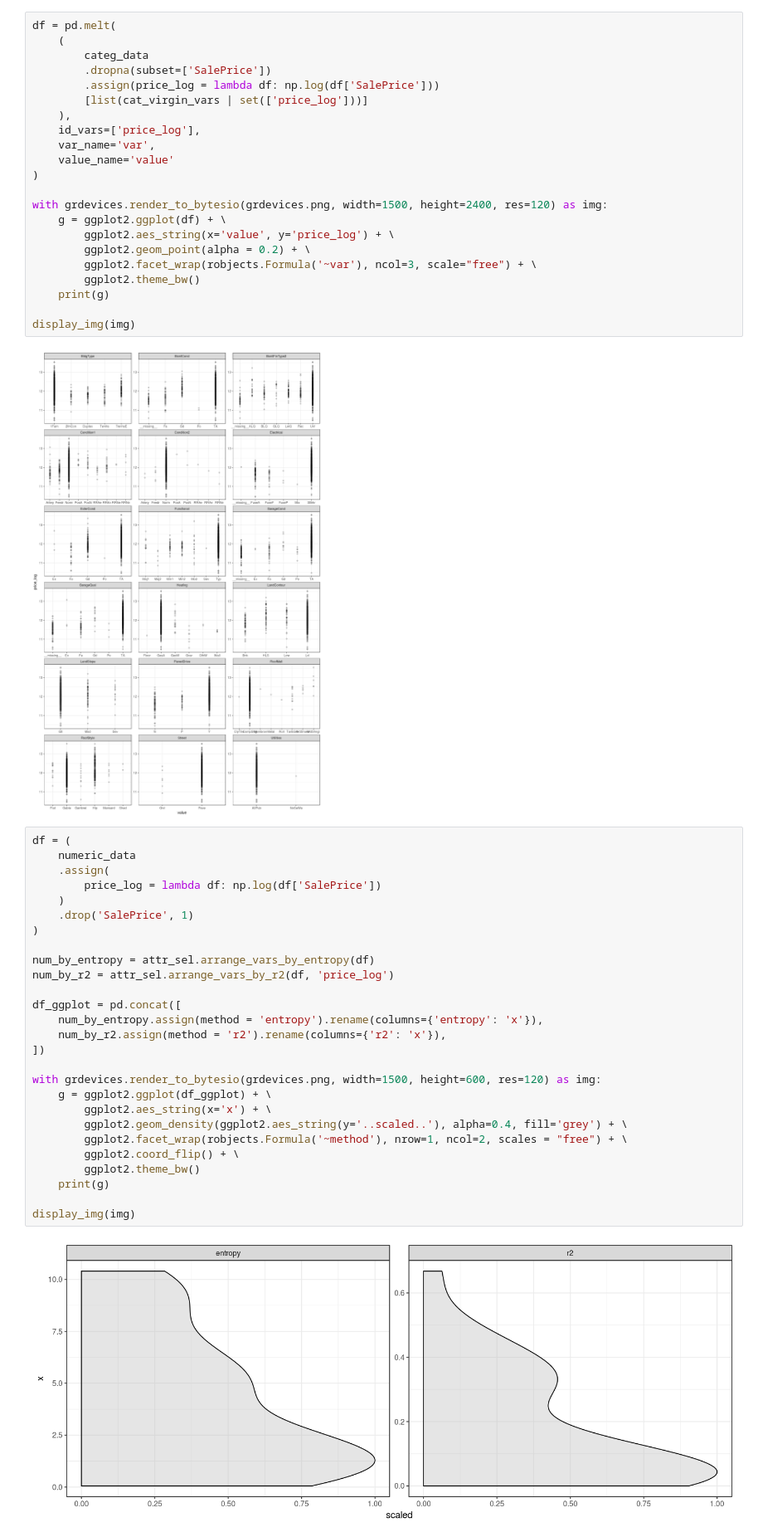
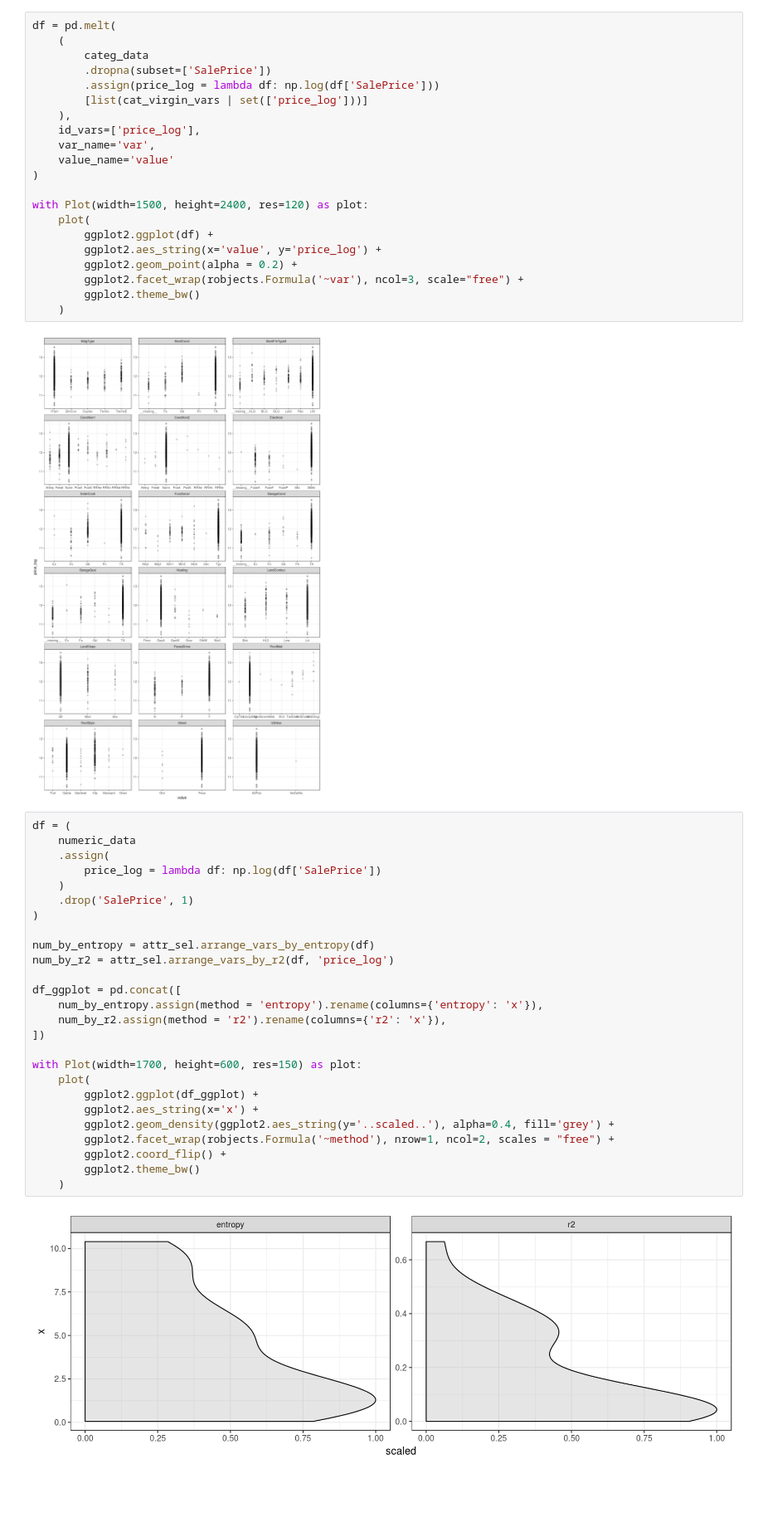
Before and after one commit to MatrixNorm/kaggle, a Jupyter notebook: pybooks/house_prices/01_first_look.ipynb, the cells around one changed output. Shown: that part at 83% size. Drawn from its saved outputs; the diff is of its cells as text; blank space fills up the shorter version.

```diff
--- a/pybooks/house_prices/01_first_look.ipynb
+++ b/pybooks/house_prices/01_first_look.ipynb
@@ -521,46 +509,44 @@ df = pd.melt(
     value_name='value'
 )
 
-with grdevices.render_to_bytesio(grdevices.png, width=1500, height=2400, res=120) as img:
-    g = ggplot2.ggplot(df) + \
-        ggplot2.aes_string(x='value', y='price_log') + \
-        ggplot2.geom_point(alpha = 0.2) + \
-        ggplot2.facet_wrap(robjects.Formula('~var'), ncol=3, scale="free") + \
+with Plot(width=1500, height=2400, res=120) as plot:
+    plot(
+        ggplot2.ggplot(df) +
+        ggplot2.aes_string(x='value', y='price_log') +
+        ggplot2.geom_point(alpha = 0.2) +
+        ggplot2.facet_wrap(robjects.Formula('~var'), ncol=3, scale="free") +
         ggplot2.theme_bw()
-    print(g)
-
-display_img(img)
+    )
 # %% [output]
 [figure]
 # %%
 df = (
     numeric_data
     .assign(
         price_log = lambda df: np.log(df['SalePrice'])
     )
     .drop('SalePrice', 1)
 )
 
 num_by_entropy = attr_sel.arrange_vars_by_entropy(df)
 num_by_r2 = attr_sel.arrange_vars_by_r2(df, 'price_log')
 
 df_ggplot = pd.concat([
     num_by_entropy.assign(method = 'entropy').rename(columns={'entropy': 'x'}),
     num_by_r2.assign(method = 'r2').rename(columns={'r2': 'x'}),
 ])
 
-with grdevices.render_to_bytesio(grdevices.png, width=1500, height=600, res=120) as img:
-    g = ggplot2.ggplot(df_ggplot) + \
-        ggplot2.aes_string(x='x') + \
-        ggplot2.geom_density(ggplot2.aes_string(y='..scaled..'), alpha=0.4, fill='grey') + \
-        ggplot2.facet_wrap(robjects.Formula('~method'), nrow=1, ncol=2, scales = "free") + \
-        ggplot2.coord_flip() + \
+with Plot(width=1700, height=600, res=150) as plot:
+    plot(
+        ggplot2.ggplot(df_ggplot) +
+        ggplot2.aes_string(x='x') +
+        ggplot2.geom_density(ggplot2.aes_string(y='..scaled..'), alpha=0.4, fill='grey') +
+        ggplot2.facet_wrap(robjects.Formula('~method'), nrow=1, ncol=2, scales = "free") +
+        ggplot2.coord_flip() +
         ggplot2.theme_bw()
-    print(g)
-
-display_img(img)
+    )
 # %% [output]
-[figure, old version]
+[figure, new version]
 # %%
 x1 = num_by_entropy.query('entropy < 2')['var']
 x2 = num_by_r2.query('r2 < 0.1')['var']
```
Also changed, not shown: parts of 8 cells of this notebook, 1 other file.
